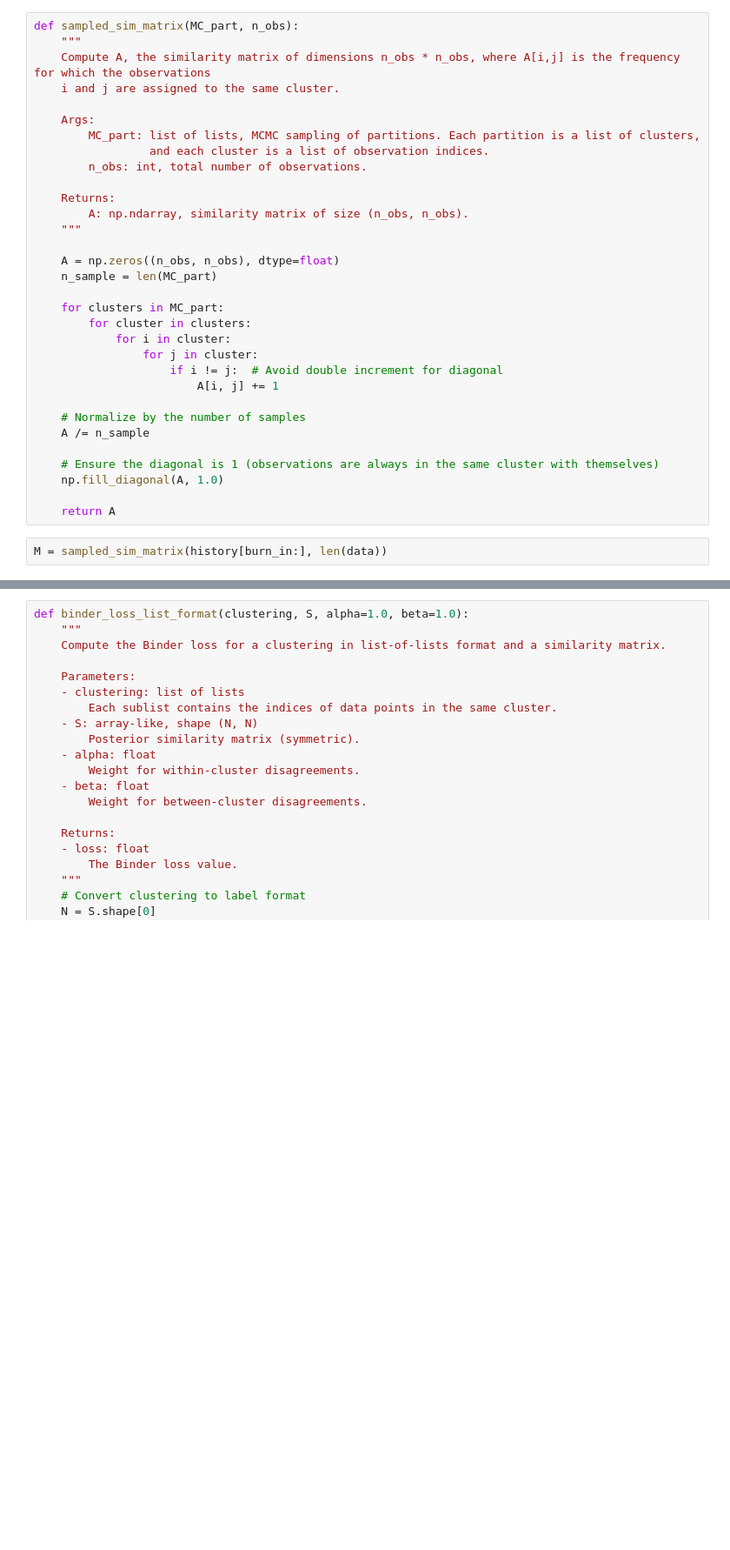
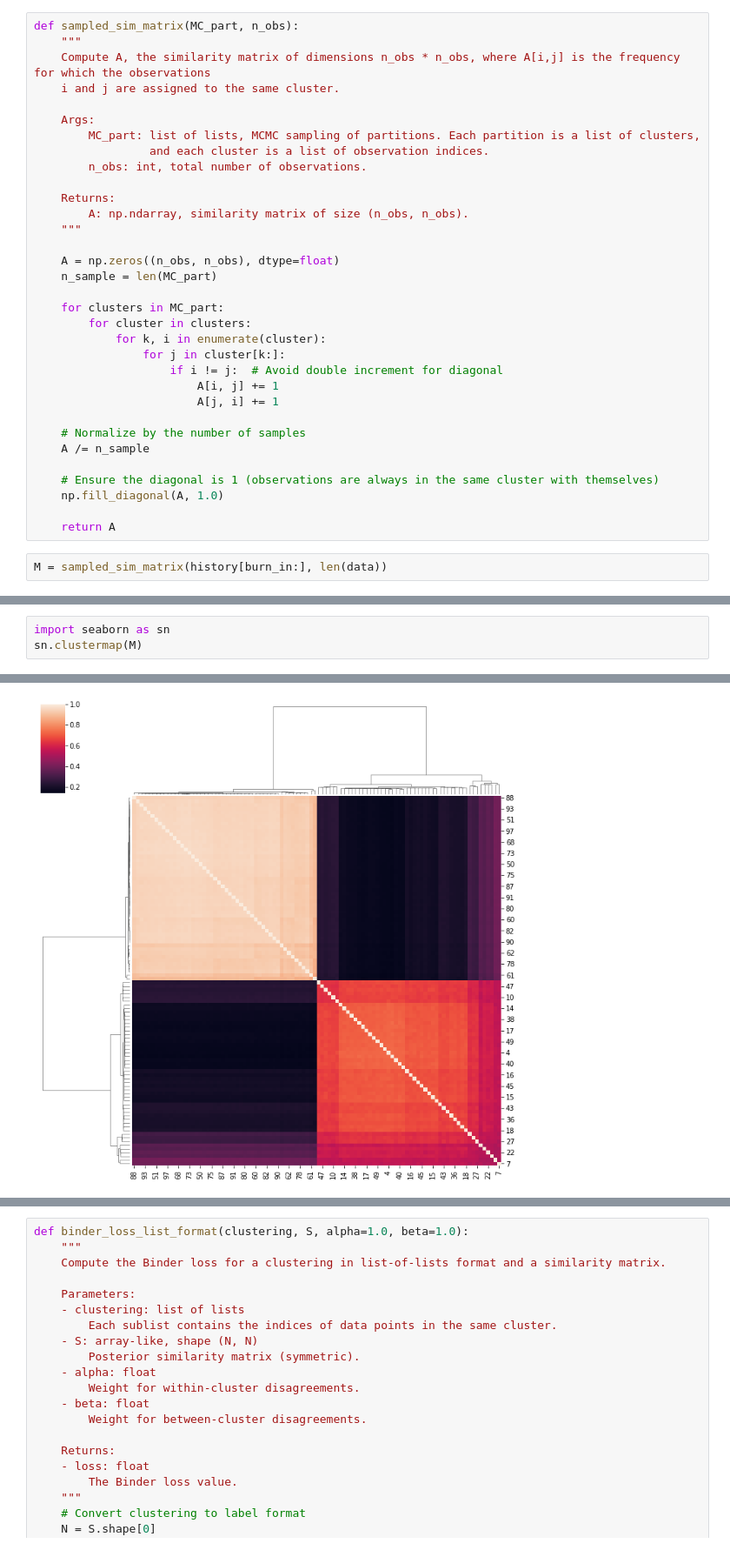
Before and after one commit to Samuele-Caccavelli/bayesian_statistics_project, a Jupyter notebook: notebooks/jupyter/algorithm3_neal_v2_binder.ipynb, the cells around one changed output, grey strips where cells are left out. Shown at 87% size. Cells and saved outputs as stored; diff of their text form; blank space fills up the shorter version.

```diff
--- a/notebooks/jupyter/algorithm3_neal_v2_binder.ipynb
+++ b/notebooks/jupyter/algorithm3_neal_v2_binder.ipynb
@@ -274,10 +274,11 @@ def sampled_sim_matrix(MC_part, n_obs):
 
     for clusters in MC_part:
         for cluster in clusters:
-            for i in cluster:
-                for j in cluster:
+            for k, i in enumerate(cluster):
+                for j in cluster[k:]:
                     if i != j:  # Avoid double increment for diagonal
                         A[i, j] += 1
+                        A[j, i] += 1
 
     # Normalize by the number of samples
     A /= n_sample
@@ -290,0 +294,4 @@ M = sampled_sim_matrix(history[burn_in:], len(data))
+# %%
+import seaborn as sn
+sn.clustermap(M)
+# %% [output]
@@ -290,0 +299 @@ M = sampled_sim_matrix(history[burn_in:], len(data))
+[figure, added]
```
Also changed, not shown: parts of 8 cells of this notebook.
